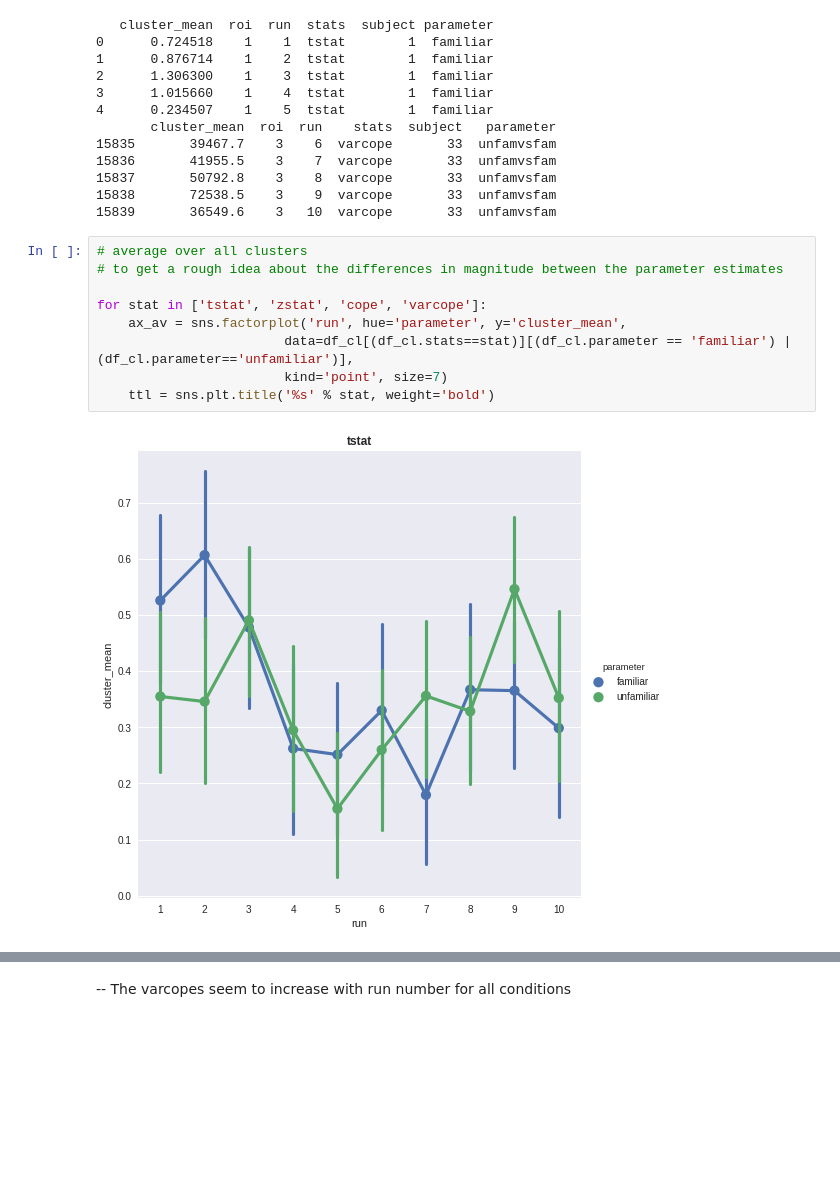
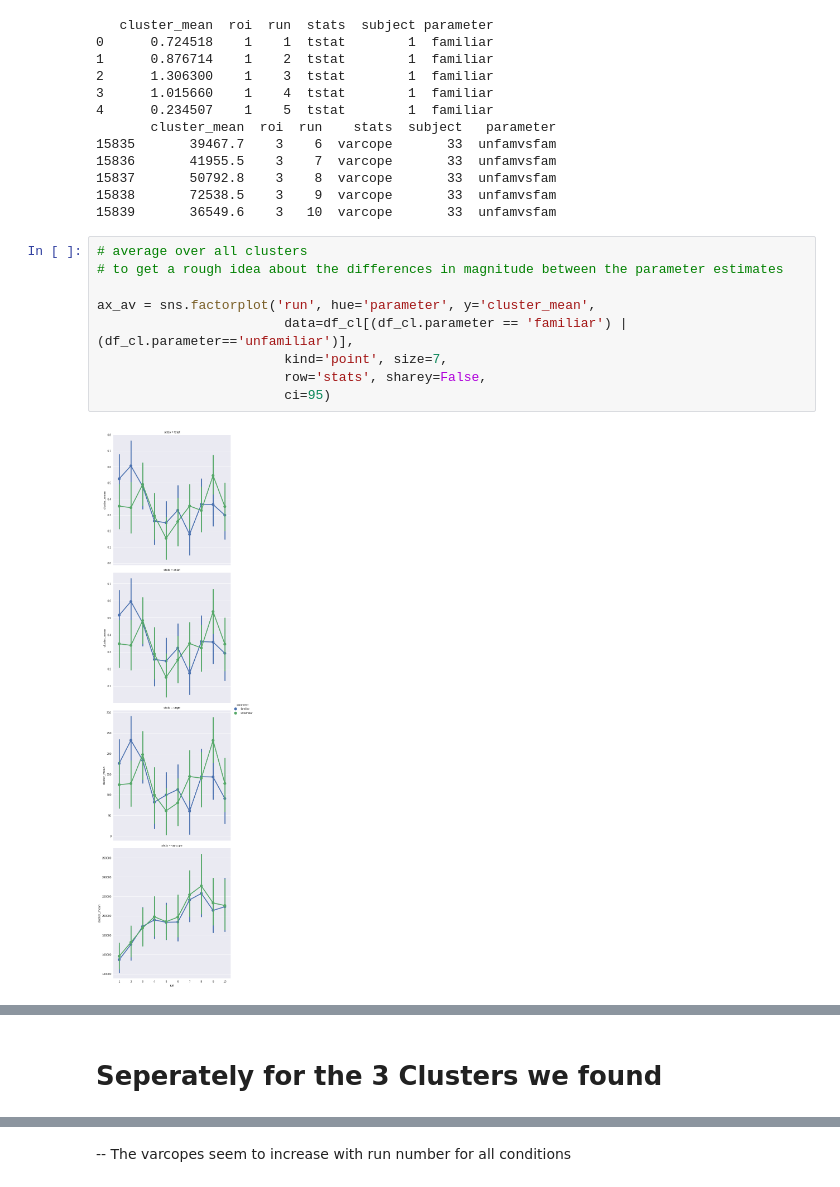
Before and after one commit to oliver-contier/famface-temporal-dynamics, a Jupyter notebook: notebooks/plot_mean_betas.ipynb, the cells around one changed output, grey strips where cells are left out. Cells and saved outputs as stored; diff of their text form; blank space fills up the shorter version.

```diff
--- a/notebooks/plot_mean_betas.ipynb
+++ b/notebooks/plot_mean_betas.ipynb
@@ -86,11 +86,11 @@ print(df_cl.tail())
 # %%
 # average over all clusters
 # to get a rough idea about the differences in magnitude between the parameter estimates
 
-for stat in ['tstat', 'zstat', 'cope', 'varcope']:
-    ax_av = sns.factorplot('run', hue='parameter', y='cluster_mean',
-                        data=df_cl[(df_cl.stats==stat)][(df_cl.parameter == 'familiar') | (df_cl.parameter=='unfamiliar')],
-                        kind='point', size=7)
-    ttl = sns.plt.title('%s' % stat, weight='bold')
+ax_av = sns.factorplot('run', hue='parameter', y='cluster_mean',
+                        data=df_cl[(df_cl.parameter == 'familiar') | (df_cl.parameter=='unfamiliar')],
+                        kind='point', size=7,
+                        row='stats', sharey=False,
+                        ci=95)
 # %% [output]
-[figure, old version]
+[figure, new version]
@@ -100 +97,3 @@ for stat in ['tstat', 'zstat', 'cope', 'varcope']:
+# %% [markdown]
+# Seperately for the 3 Clusters we found
 # %%
```
Also changed, not shown: parts of 17 cells of this notebook.
